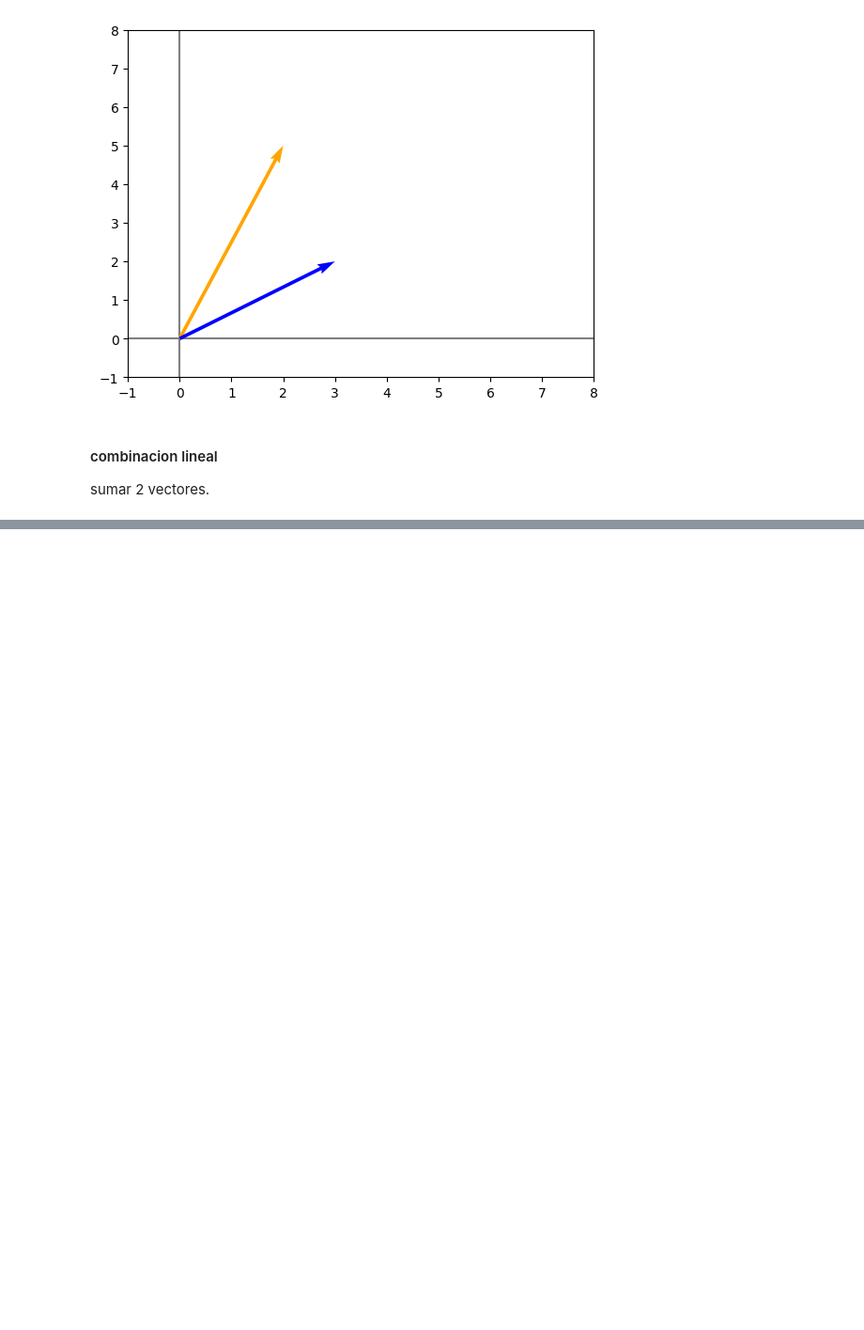
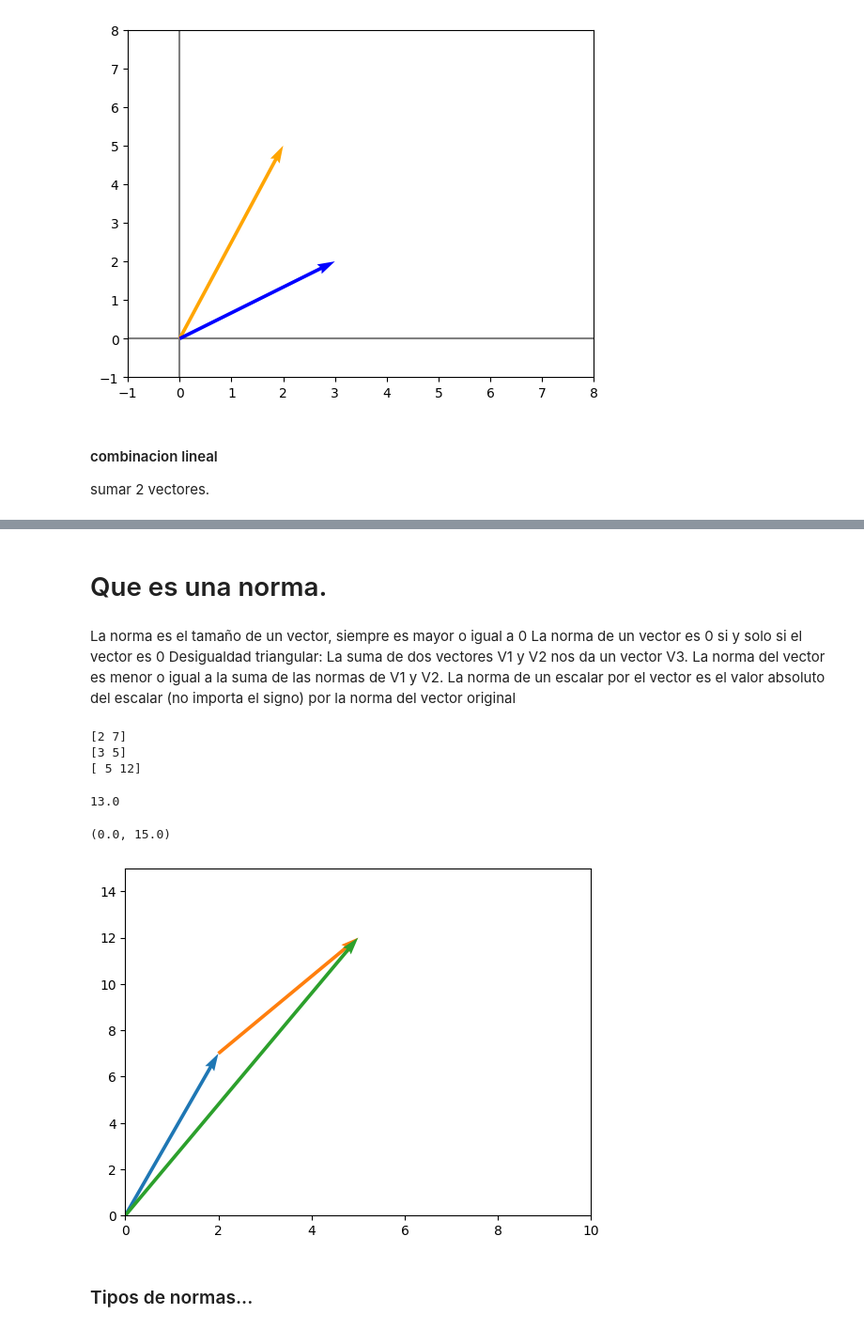
Before and after one commit to JuanDiegoZ/AlgebraLineal, a Jupyter notebook: Untitled-1.ipynb, the cells around one changed output, grey strips where cells are left out. Shown at 94% size. Cells and saved outputs as stored; diff of their text form; code cells hidden in the pictures; blank space fills up the shorter version.

Commit message:
Normas y Matrices especiales

```diff
--- a/Untitled-1.ipynb
+++ b/Untitled-1.ipynb
@@ -182,0 +257,7 @@ graficarVectores([v1v2],['blue'])
+# %% [markdown]
+# Que es una norma.
+# %% [markdown]
+La norma es el tamaño de un vector, siempre es mayor o igual a 0
+La norma de un vector es 0 si y solo si el vector es 0
+Desigualdad triangular: La suma de dos vectores V1 y V2 nos da un vector V3. La norma del vector es menor o igual a la suma de las normas de V1 y V2.
+La norma de un escalar por el vector es el valor absoluto del escalar (no importa el signo) por la norma del vector original
@@ -182,0 +267,35 @@ graficarVectores([v1v2],['blue'])
+# %%
+v1 = np.array([2,7])
+v2 = np.array([3,5])
+
+print(v1)
+print(v2)
+
+v1v2 = v1+v2
+print(v1v2)
+np.linalg.norm(v1v2)
+# %% [output]
+[2 7]
+[3 5]
+[ 5 12]
+13.0
+# %%
+v1 = np.array([0,0,2,7])
+v2 = np.array([0,0,3,5])
+v1_aux = np.array([v1[2],v1[3],v2[2],v2[3]])
+v1v2 = np.array ([0,0,5,12])
+# %%
+plt.quiver([v1[0], v1_aux[0], v1v2[0] ],
+           [v1[1], v1_aux[1], v1v2[1] ],
+           [v1[2], v1_aux[2], v1v2[2] ],
+           [v1[3], v1_aux[3], v1v2[3] ],
+          angles = 'xy' , scale_units = 'xy', scale = 1,
+          color = sns.color_palette()
+          )
+plt.xlim(0,10)
+plt.ylim(0,15)
+# %% [output]
+(0.0, 15.0)
+[figure, added]
+# %% [markdown]
+### Tipos de normas...
```
Also changed, not shown: parts of 28 cells of this notebook.
